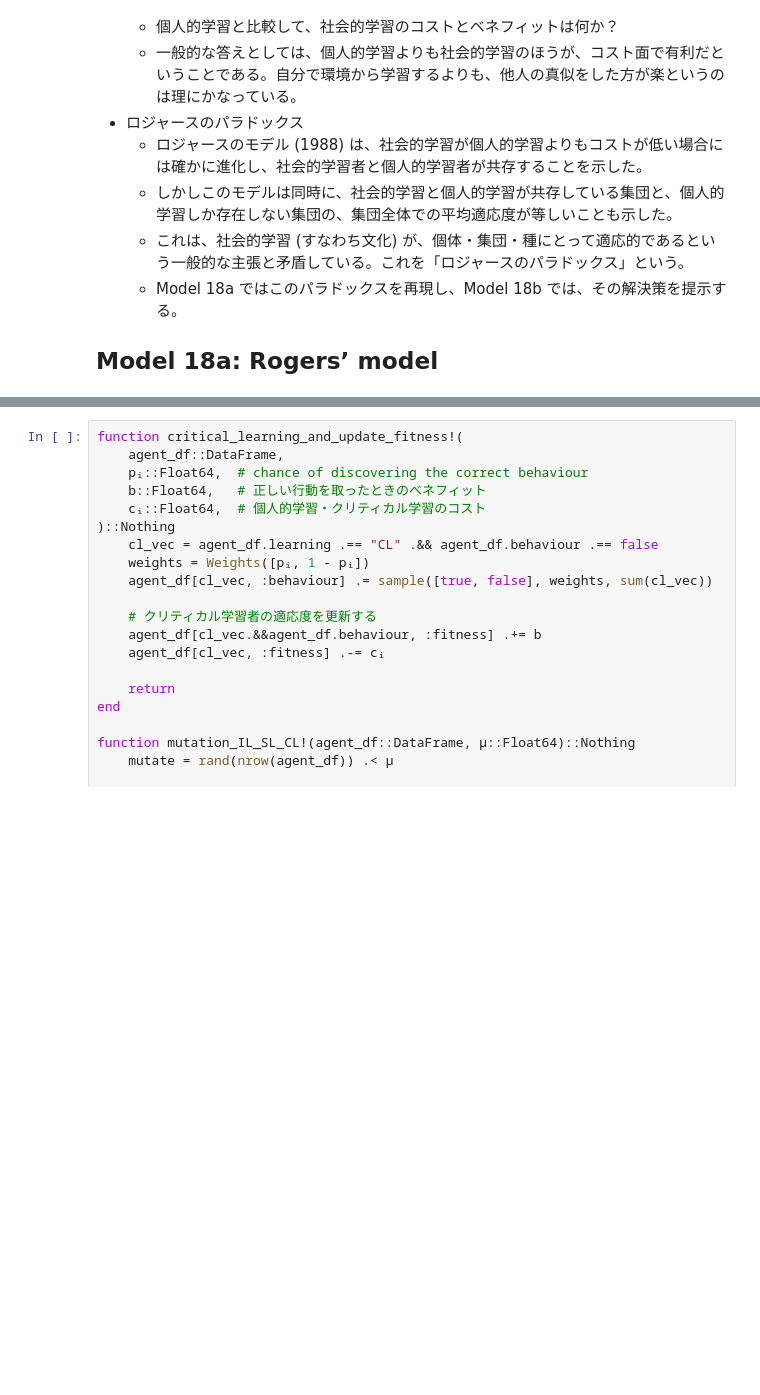
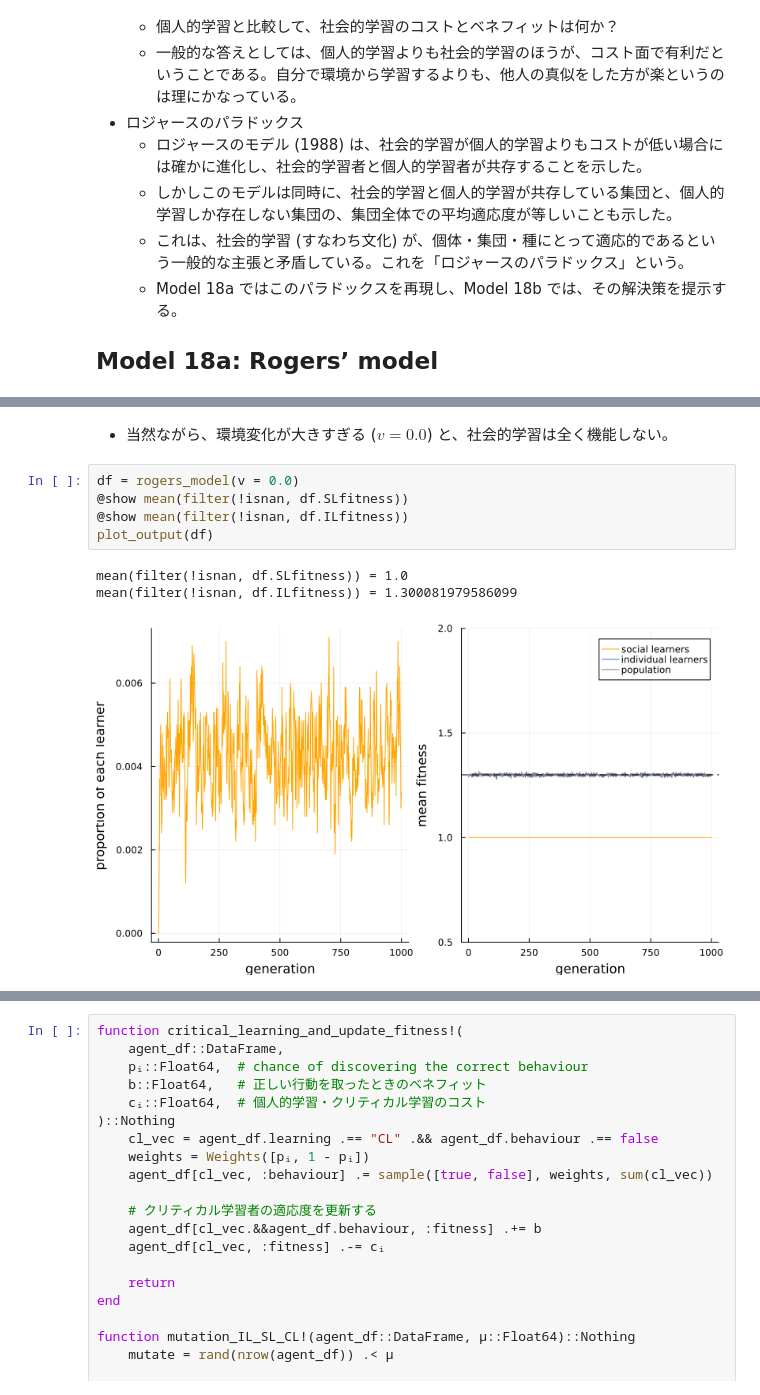
Before and after one commit to mas178/social-simulation, a Jupyter notebook: Mesoudi2021/model18_the_evolution_of_social_learning.ipynb, the cells around one changed output, grey strips where cells are left out. Cells and saved outputs as stored; diff of their text form; blank space fills up the shorter version.

```diff
--- a/Mesoudi2021/model18_the_evolution_of_social_learning.ipynb
+++ b/Mesoudi2021/model18_the_evolution_of_social_learning.ipynb
@@ -181,0 +205,11 @@ plot_output(rogers_model(cᵢ = 0.1))
+# %% [markdown]
+- 当然ながら、環境変化が大きすぎる ($v = 0.0$) と、社会的学習は全く機能しない。
+# %%
+df = rogers_model(v = 0.0)
+@show mean(filter(!isnan, df.SLfitness))
+@show mean(filter(!isnan, df.ILfitness))
+plot_output(df)
+# %% [output]
+mean(filter(!isnan, df.SLfitness)) = 1.0
+mean(filter(!isnan, df.ILfitness)) = 1.300081979586099
+[figure, added]
```
Also changed, not shown: parts of 25 cells of this notebook, 1 other file.
